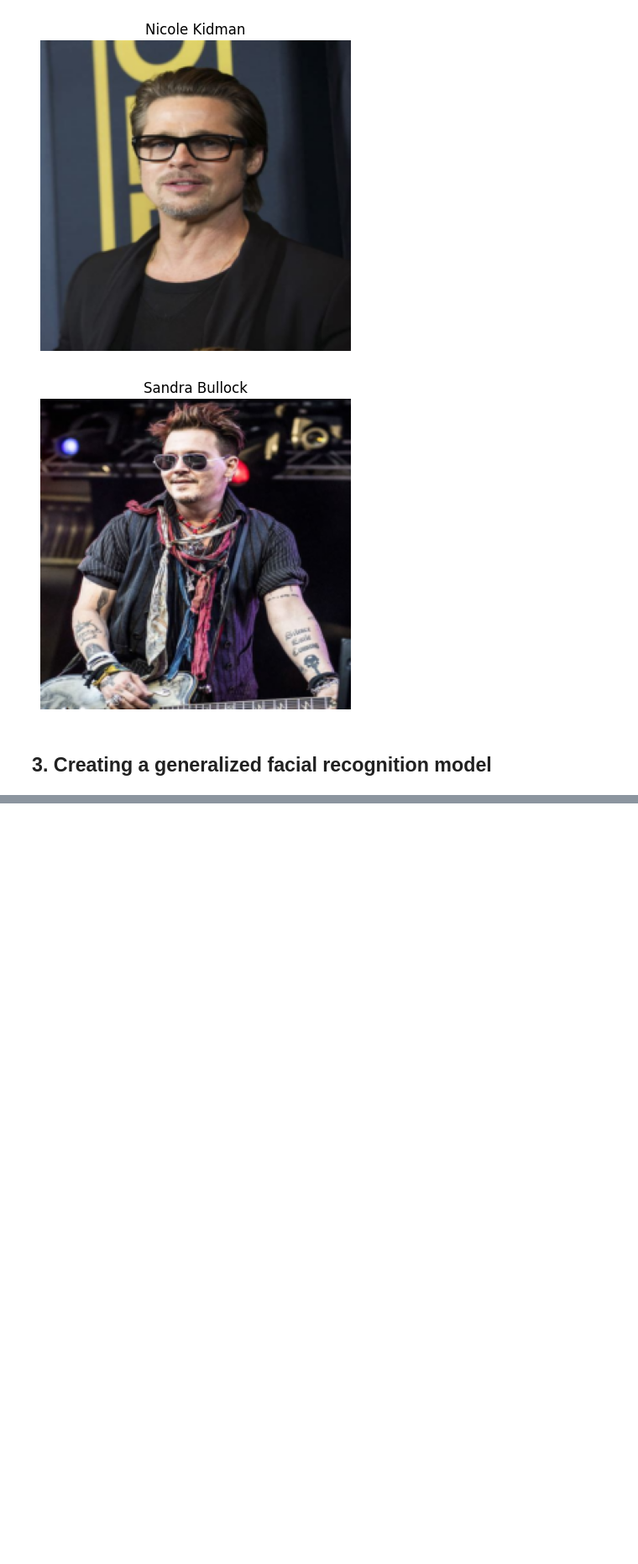
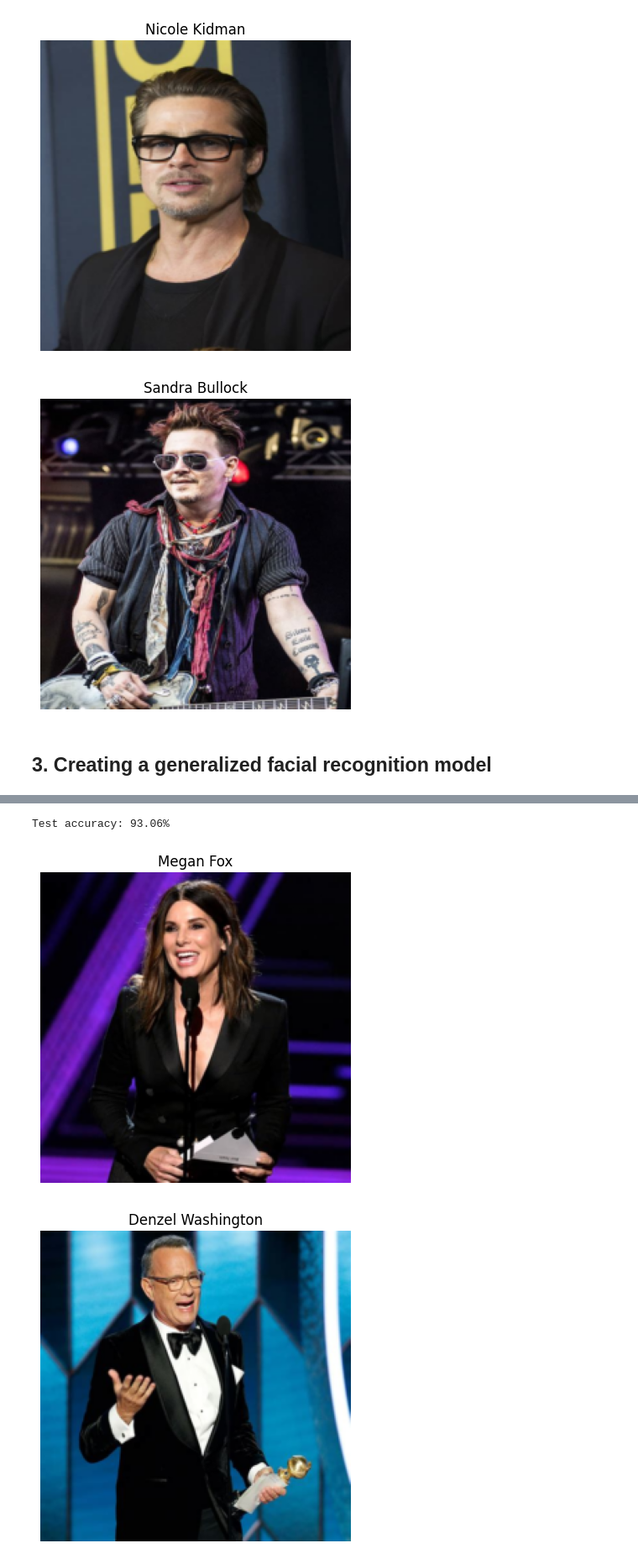
Before and after one commit to Orbital-Web/facerec, a Jupyter notebook: project.ipynb, the cells around one changed output, grey strips where cells are left out. Shown at 84% size. Cells and saved outputs as stored; diff of their text form; code cells hidden in the pictures; blank space fills up the shorter version.

Commit message:
feat: results

```diff
--- a/project.ipynb
+++ b/project.ipynb
@@ -23,6 +23,7 @@ labels = {
     "Tom Hanks": 15,
     "Will Smith": 16,
 }
+label_classes = labels
 n_classes = len(labels)
 image_size = 224
 
@@ -98,17 +101,15 @@ class FacialModel(nn.Module):
         if embedding_size != 512:
             raise ValueError("Sorry, only embedding size 512 is currently supported")
 
-        self.base_model = models.resnet18(weights=models.ResNet18_Weights)
+        self.base_model = models.resnet18() # weights=models.ResNet18_Weights
         self.base_model.fc = nn.Linear(embedding_size, num_classes)
-        self.base_model.fc.register_forward_hook(self.get_embedding())
+        self.base_model.fc.register_forward_hook(self.get_embedding)
 
         self.embeddings = None
 
     def forward(self, x):
         return self.base_model(x)
 
-    def get_embedding(self):
-        def hook(model, input, output):
-            self.embeddings = output.detach()
-        return hook
+    def get_embedding(self, model, input, output):
+        self.embeddings = input[0].detach()
 # %%
@@ -341,0 +389,38 @@ class GeneralFaceRec:
+# %%
+# evaluate on test set
+facerec = GeneralFaceRec(model)
+facerec.set_params(k = 3)
+
+totals = 0
+corrects = 0
+incorrects = []
+incorrects_labels = []
+
+for iters, (images, labels) in enumerate(test_loader):
+    results = facerec.identify_faces(images)
+    predicted = torch.tensor([label_classes.get(name, -1) for name in results])
+
+    totals += labels.size(0)
+    corrects += (labels == predicted).sum().item()
+    incorrects.extend(images[predicted != labels])
+    incorrects_labels.extend(predicted[predicted != labels])
+
+accuracy = 100 * corrects / totals
+print(f"Test accuracy: {accuracy:.2f}%")
+
+
+# i = 350
+# print(class_labels[train_dataset[i][1]])
+# facerec.identify_faces(torch.stack([train_dataset[i][0]]))
+# %% [output]
+Test accuracy: 93.06%
+# %%
+# show samples we got wrong
+for i in range(0, len(incorrects), 4):
+    plt.imshow(incorrects[i].permute(1, 2, 0))
+    plt.axis('off')
+    plt.title(class_labels[incorrects_labels[i].item()])
+    plt.show()
+# %% [output]
+[figure, added]
+[figure, added]
```
Also changed, not shown: parts of 9 cells of this notebook, 1 other file.
